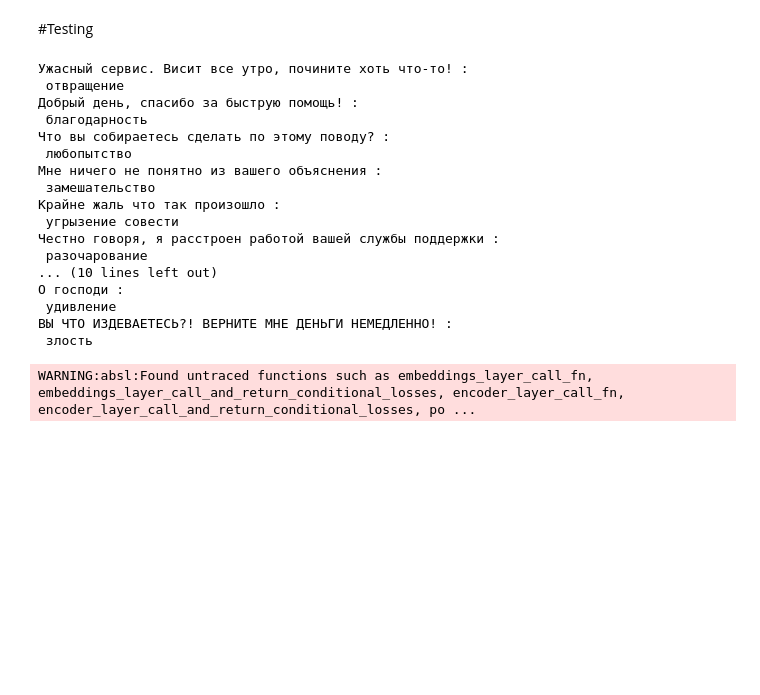
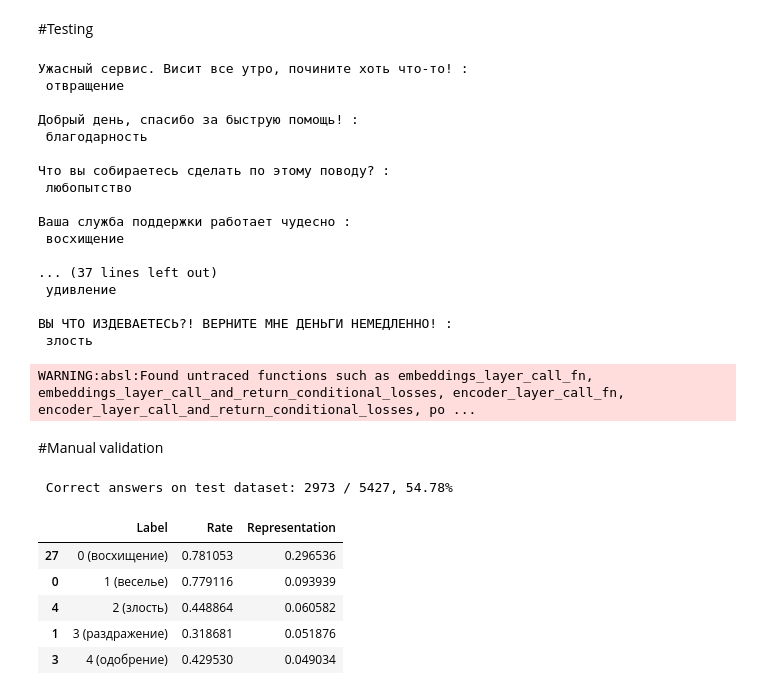
Before and after one commit to stas1f1/RuSentiClassificator, a Jupyter notebook: SentiChallenge.ipynb, the cells around one changed output. Cells and saved outputs as stored; diff of their text form; code cells hidden in the pictures; blank space fills up the shorter version.

```diff
--- a/SentiChallenge.ipynb
+++ b/SentiChallenge.ipynb
@@ -315,41 +331,46 @@ Epoch 3/3
 pred_sentences = ['Ужасный сервис. Висит все утро, почините хоть что-то!',
                   'Добрый день, спасибо за быструю помощь!',
                   'Что вы собираетесь сделать по этому поводу?',
+                  'Ваша служба поддержки работает чудесно',
                   'Мне ничего не понятно из вашего объяснения',
-                  'Крайне жаль что так произошло',
+                  'Мне очень жаль что так произошло',
                   'Честно говоря, я расстроен работой вашей службы поддержки',
                   '',
+                  'Да я на вас в суд подам',
                   'УРА, ВСЕ ВОССТАНОВИЛОСЬ',
+                  'Надеюсь мне больше не придется сталкиваться с подобной проблемой',
+                  'Обожаю то что вы делаете',
                   'Ну и сколько мне еще ждать вашего ответа, м?',
+                  'Да сколько уже можно это терпеть!',
                   'Жаль потраченного времени.',
                   'Да ну вас всех к черту',
                   'О господи',
                   'ВЫ ЧТО ИЗДЕВАЕТЕСЬ?! ВЕРНИТЕ МНЕ ДЕНЬГИ НЕМЕДЛЕННО!']
 
 tf_batch = tokenizer(pred_sentences, max_length=128, padding=True, truncation=True, return_tensors='tf')
-tf_outputs = model(tf_batch)
+tf_outputs = model2(tf_batch)
 tf_predictions = tf.nn.softmax(tf_outputs[0], axis=-1)
 labels = emotion_labels
 label = tf.argmax(tf_predictions, axis=1)
 label = label.numpy()
 for i in range(len(pred_sentences)):
-  print(pred_sentences[i], ": \n", labels[label[i]])
+  print(pred_sentences[i], ": \n", labels[label[i]], "\n")
 # %% [output]
 Ужасный сервис. Висит все утро, почините хоть что-то! :
  отвращение
+
 Добрый день, спасибо за быструю помощь! :
  благодарность
+
 Что вы собираетесь сделать по этому поводу? :
  любопытство
-Мне ничего не понятно из вашего объяснения :
- замешательство
-Крайне жаль что так произошло :
- угрызение совести
-Честно говоря, я расстроен работой вашей службы поддержки :
- разочарование
-... (10 lines left out)
-О господи :
+
+Ваша служба поддержки работает чудесно :
+ восхищение
+
+... (37 lines left out)
  удивление
+
 ВЫ ЧТО ИЗДЕВАЕТЕСЬ?! ВЕРНИТЕ МНЕ ДЕНЬГИ НЕМЕДЛЕННО! :
  злость
 # %%
@@ -357,2 +378,4 @@ model.save('/content/drive/MyDrive/SentiChallenge/checkpoints/rubert-sentiment-2
 # %% [output]
 WARNING:absl:Found untraced functions such as embeddings_layer_call_fn, embeddings_layer_call_and_return_conditional_losses, encoder_layer_call_fn, encoder_layer_call_and_return_conditional_losses, po ...
+# %% [markdown]
+#Manual validation
@@ -358,0 +384,31 @@ WARNING:absl:Found untraced functions such as embeddings_layer_call_fn, embeddin
+# %%
+text_batches = np.array_split(df_test['text_ru'].tolist(), 50)
+
+results = []
+
+for batch in tqdm(text_batches):
+  tf_batch = tokenizer(batch.tolist(), max_length=128, padding=True, truncation=True, return_tensors='tf')
+  tf_outputs = model(tf_batch)
+  tf_predictions = tf.nn.softmax(tf_outputs[0], axis=-1)
+
+  label = tf.argmax(tf_predictions, axis=1)
+  results.extend(label.numpy())
+
+df_test_2 = pd.read_csv('/content/drive/MyDrive/SentiChallenge/translated/test.tsv', sep='\t')
+df_test_emotions = [x.split(',') for x in df_test_2['emotions'].tolist()]
+
+labelright = dict.fromkeys([*range(0, 28)], 0)
+labelwrong = dict.fromkeys([*range(0, 28)], 0)
+
+count_corr = 0
+for i in range(len(df_test_emotions)):
+  if str(results[i]) in df_test_emotions[i]:
+    count_corr += 1
+    labelright[int(results[i])] +=1
+  else:
+    for label in df_test_emotions[i]:
+      labelwrong[int(label)] +=1
+
+print(f"\n\n Correct answers on test dataset: {count_corr} / {len(df_test_emotions)}, {count_corr / len(df_test_emotions):.2%}" )
+# %% [output]
+ Correct answers on test dataset: 2973 / 5427, 54.78%
@@ -358,0 +420,9 @@ WARNING:absl:Found untraced functions such as embeddings_layer_call_fn, embeddin
+# %%
+labelsuccess.head()
+# %% [output]
+|  | Label | Rate | Representation |
+| 27 | 0 (восхищение) | 0.781053 | 0.296536 |
+| 0 | 1 (веселье) | 0.779116 | 0.093939 |
+| 4 | 2 (злость) | 0.448864 | 0.060582 |
+| 1 | 3 (раздражение) | 0.318681 | 0.051876 |
+| 3 | 4 (одобрение) | 0.429530 | 0.049034 |
```
Also changed, not shown: parts of 17 cells of this notebook, 4 other files.
